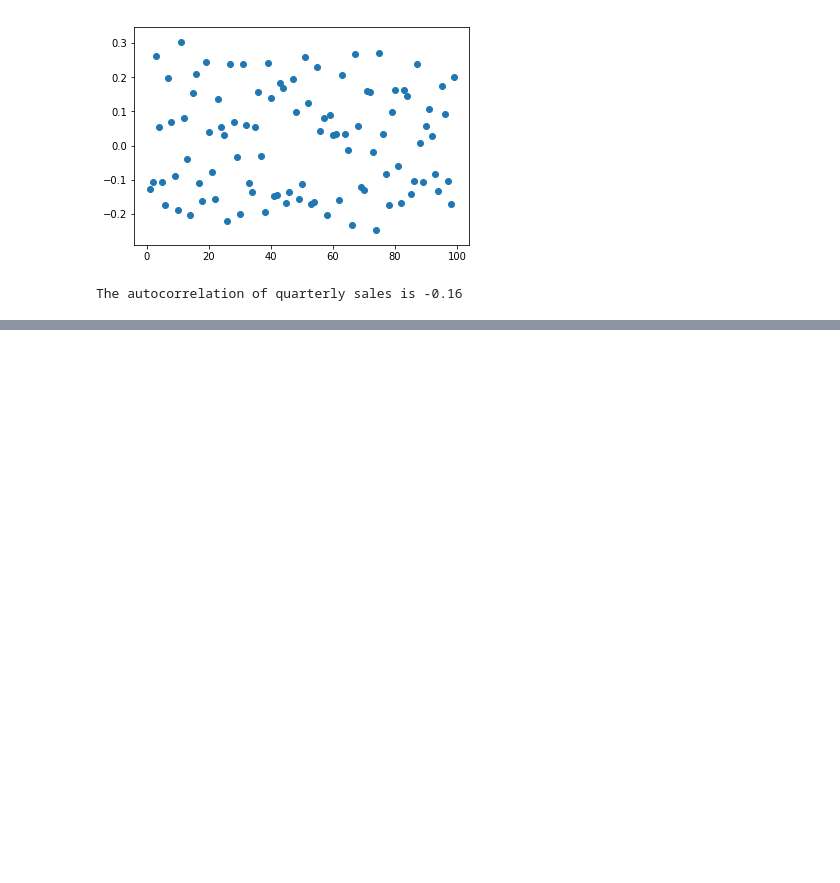
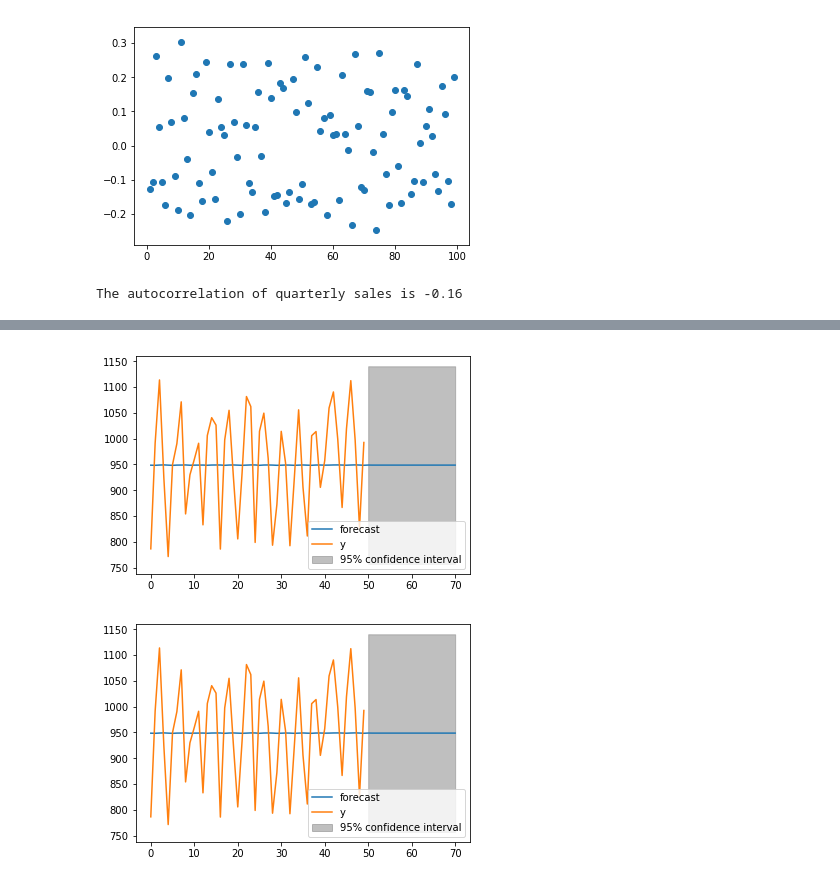
Before and after one commit to elizabethguy86/TimeSeriesPlay, a Jupyter notebook: Play with Time Series.ipynb, the cells around one changed output, grey strips where cells are left out. Cells and saved outputs as stored; diff of their text form; code cells hidden in the pictures; blank space fills up the shorter version.

```diff
--- a/Play with Time Series.ipynb
+++ b/Play with Time Series.ipynb
@@ -49,0 +114,5 @@ The autocorrelation of quarterly sales is -0.16
+# %%
+res.plot_predict(start=50, end=120)
+# %% [output]
+[figure, added]
+[figure, added]
```
Also changed, not shown: parts of 23 cells of this notebook.
